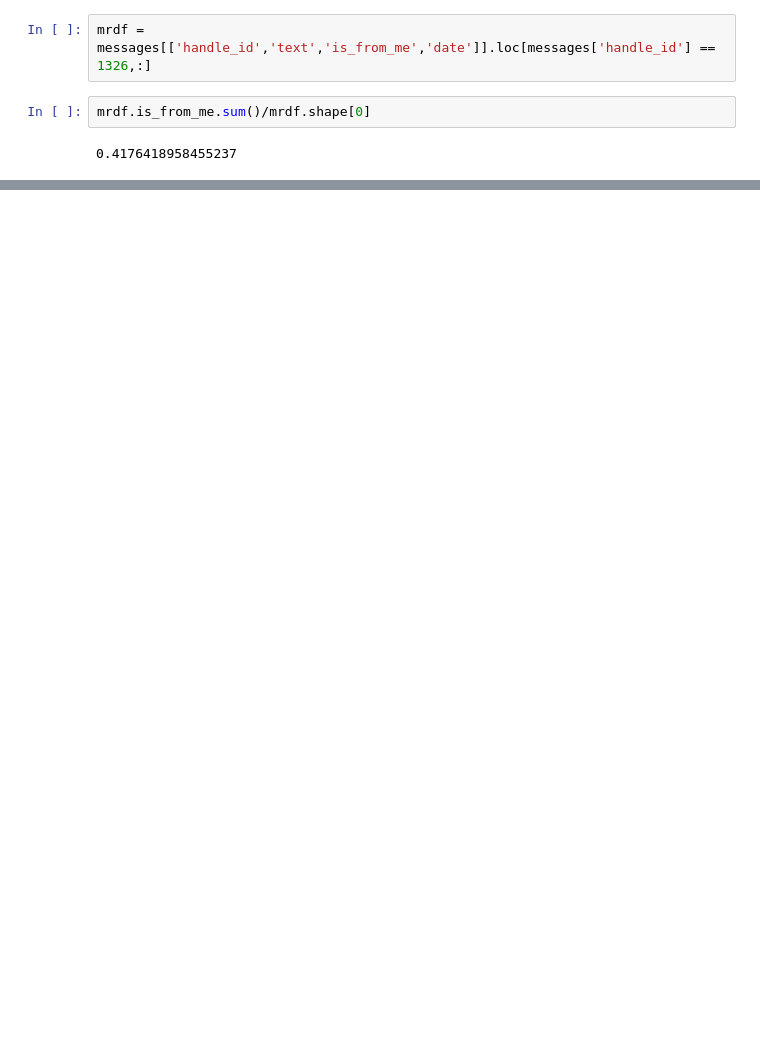
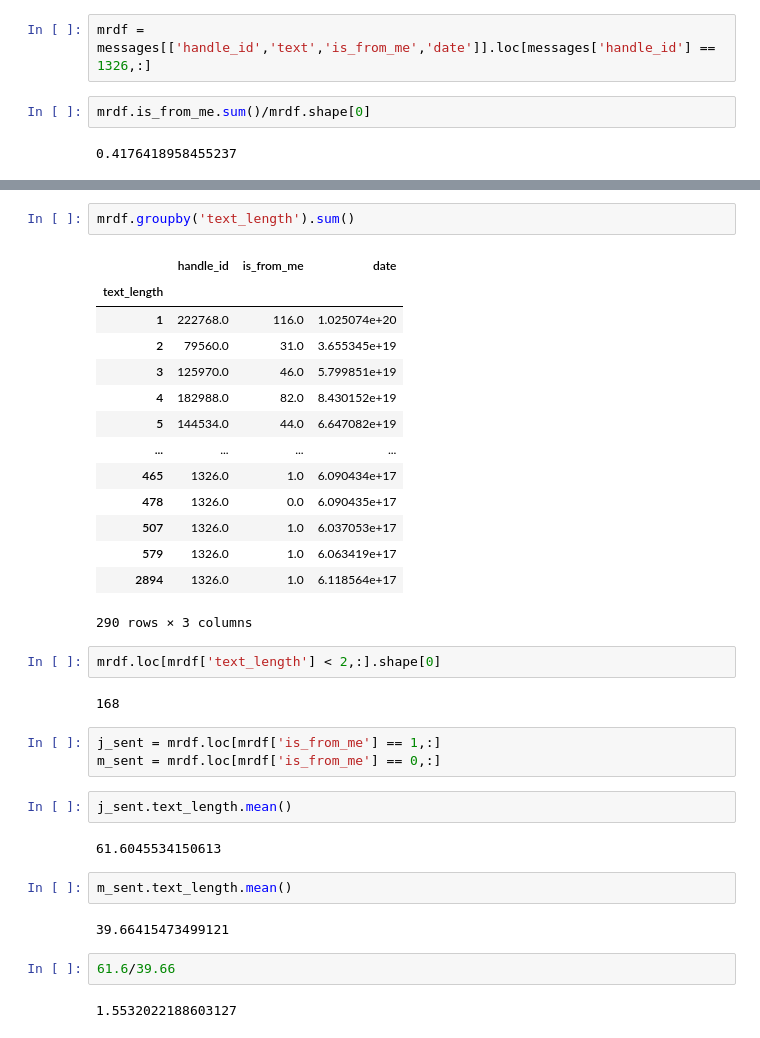
Before and after one commit to jakemanderson/messages, a Jupyter notebook: message_analysis.ipynb, the cells around one changed output, grey strips where cells are left out. Saved outputs shown, nothing was run; the diff lists cells and outputs as text; blank space fills up the shorter version.

```diff
--- a/message_analysis.ipynb
+++ b/message_analysis.ipynb
@@ -78,0 +102,36 @@ mrdf.is_from_me.sum()/mrdf.shape[0]
+# %%
+mrdf.groupby('text_length').sum()
+# %% [output]
+|  | handle_id | is_from_me | date |
+| text_length |  |  |  |
+| 1 | 222768.0 | 116.0 | 1.025074e+20 |
+| 2 | 79560.0 | 31.0 | 3.655345e+19 |
+| 3 | 125970.0 | 46.0 | 5.799851e+19 |
+| 4 | 182988.0 | 82.0 | 8.430152e+19 |
+| 5 | 144534.0 | 44.0 | 6.647082e+19 |
+| ... | ... | ... | ... |
+| 465 | 1326.0 | 1.0 | 6.090434e+17 |
+| 478 | 1326.0 | 0.0 | 6.090435e+17 |
+| 507 | 1326.0 | 1.0 | 6.037053e+17 |
+| 579 | 1326.0 | 1.0 | 6.063419e+17 |
+| 2894 | 1326.0 | 1.0 | 6.118564e+17 |
+290 rows × 3 columns
+# %%
+mrdf.loc[mrdf['text_length'] < 2,:].shape[0]
+# %% [output]
+168
+# %%
+j_sent = mrdf.loc[mrdf['is_from_me'] == 1,:]
+m_sent = mrdf.loc[mrdf['is_from_me'] == 0,:]
+# %%
+j_sent.text_length.mean()
+# %% [output]
+61.6045534150613
+# %%
+m_sent.text_length.mean()
+# %% [output]
+39.66415473499121
+# %%
+61.6/39.66
+# %% [output]
+1.5532022188603127
```
Also changed, not shown: parts of 19 cells of this notebook.
